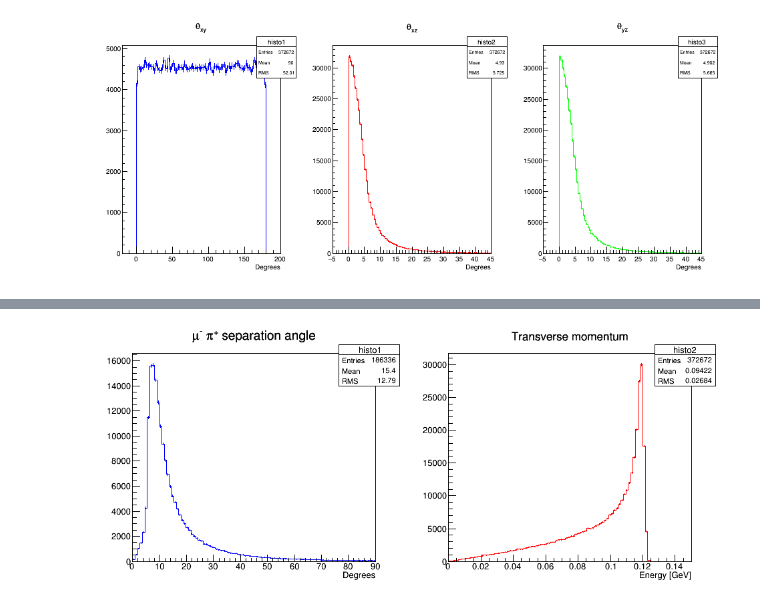
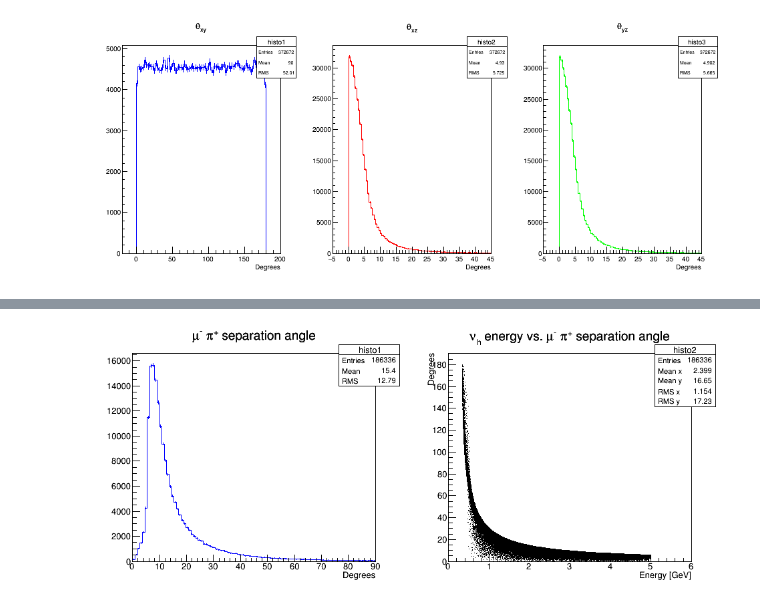
Before and after one commit to Mihail-Kostov/codingExamples, a Jupyter notebook: IPython/plotVariables.ipynb, the cells around one changed output, grey strips where cells are left out. Cells and saved outputs as stored; diff of their text form; code cells hidden in the pictures.

```diff
--- a/IPython/plotVariables.ipynb
+++ b/IPython/plotVariables.ipynb
@@ -119,9 +121,9 @@ for i in range(0,v):
 
 for i in range(0,t):
     if pdgCode[i]==13:
-        h2.Fill(ePart[i])
+        h2.Fill(energy[i])
     if pdgCode[i]==211:
-        h3.Fill(ePart[i])
+        h3.Fill(energy[i])
 
 c1.Divide(3,1)
 c1.cd(1)
@@ -153,9 +155,9 @@ h3.GetXaxis().SetTitle("Energy [GeV]")
 
 for i in range(0,t):
     if pdgCode[i]==13:
-        h1.Fill(pXPart[i])
-        h2.Fill(pYPart[i])
-        h3.Fill(pZPart[i])
+        h1.Fill(px[i])
+        h2.Fill(py[i])
+        h3.Fill(pz[i])
 
 c1.Divide(3,1)
 c1.cd(1)
@@ -209,0 +247,17 @@ Plot("histo3.png")
+# %%
+c1 = ROOT.TCanvas("canvas1","",g_xres,g_yres)
+h1 = ROOT.TH2F("histo1","#mu p_{T} vs. #theta_{xz} + #theta_{yz}",100,0,0.15,100,0,180)
+h1.SetLineColor(ROOT.kBlue)
+h1.GetXaxis().SetTitle("Energy [GeV]")
+h1.GetYaxis().SetTitle("Degrees")
+
+for i in range(0,t):
+        if pdgCode[i] == 13:
+            h1.Fill(pTrans[i],thetaxz[i]+thetayz[i])
+
+h1.Draw("")
+
+c1.SaveAs("histo4.png")
+destruct(c1)
+destruct(h1)
+Plot("histo4.png")
@@ -210,27 +266,28 @@ Plot("histo3.png")
 # %%
+ROOT.gStyle.SetPalette(56);
 c1 = ROOT.TCanvas("canvas1","",g_xres,g_yres)
 h1 = ROOT.TH1F("histo1","#mu^{-} #pi^{+} separation angle",100,0,90)
-h2 = ROOT.TH1F("histo2","Transverse momentum",100,0,0.15)
+h2 = ROOT.TH2F("histo2","#nu_{h} energy vs. #mu^{-} #pi^{+} separation angle",1000,0,6,1000,0,190)
 h1.SetLineColor(ROOT.kBlue)
-h2.SetLineColor(ROOT.kRed)
 h1.GetXaxis().SetTitle("Degrees")
 h2.GetXaxis().SetTitle("Energy [GeV]")
+h2.GetYaxis().SetTitle("Degrees")
+#h2.GetZaxis().SetRangeUser(-0.1,2500)
 
 for i in range(0,v):
         h1.Fill(sepAngle[i])
-for i in range(0,t):
-        h2.Fill(pTrans[i])
+        h2.Fill(eNu[i],sepAngle[i])
 
 c1.Divide(2,1)
 c1.cd(1)
 h1.Draw("EH")
 c1.cd(2)
-h2.Draw("EH")
+h2.Draw("")
 
-c1.SaveAs("histo4.png")
+c1.SaveAs("histo6.png")
 destruct(c1)
 destruct(h1)
 destruct(h2)
-Plot("histo4.png")
+Plot("histo6.png")
 # %% [output]
-[figure, old version]
+[figure, new version]
```
Also changed, not shown: parts of 5 cells of this notebook, 3 other files.
